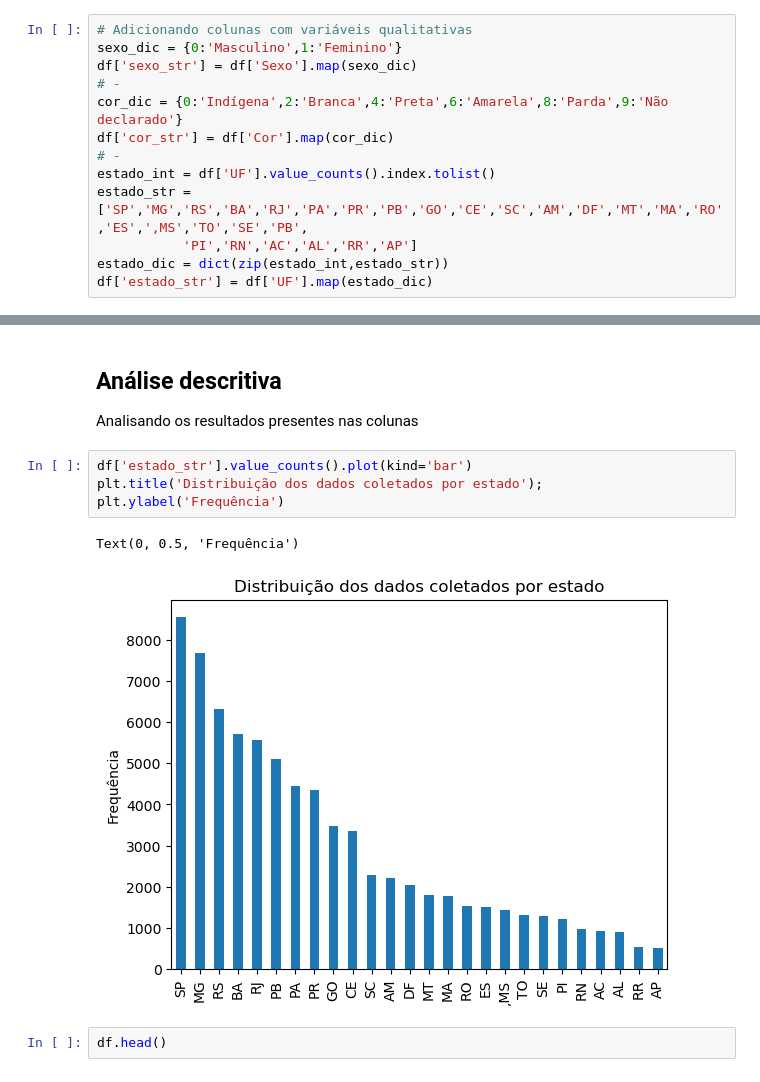
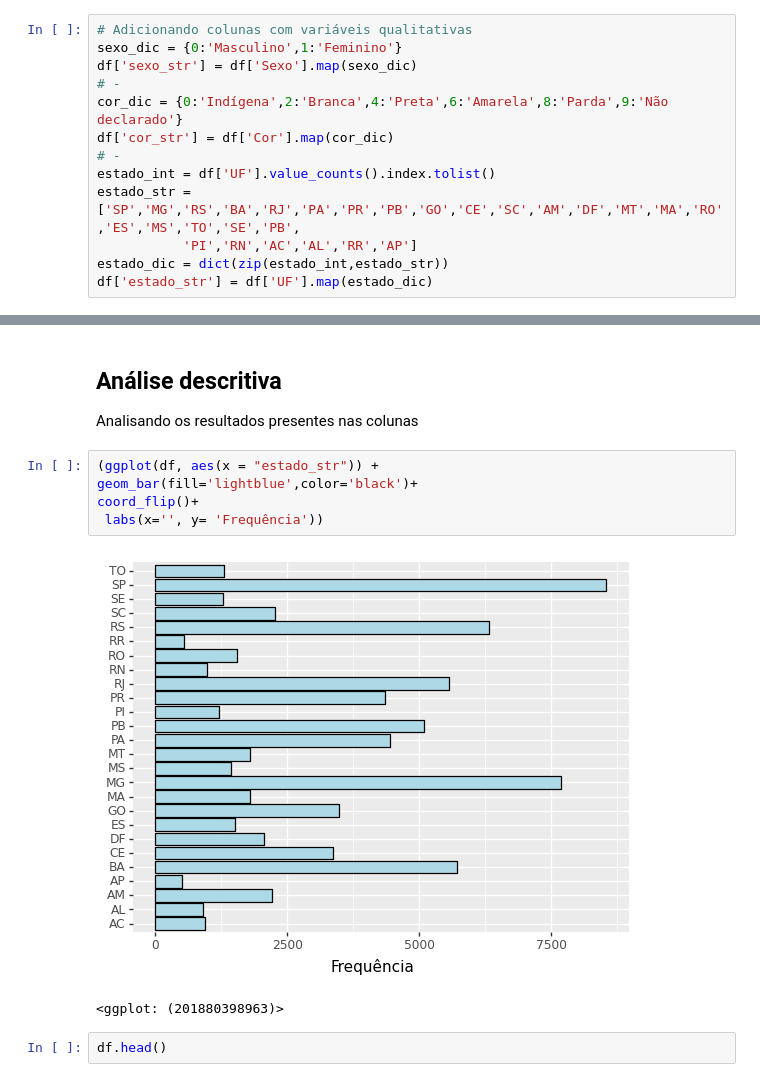
Before and after one commit to pedroogarcez/projeto_ibge, a Jupyter notebook: ibge_analise_de_dados.ipynb, the cells around one changed output, grey strips where cells are left out. Saved outputs shown, nothing was run; the diff lists cells and outputs as text.

```diff
--- a/ibge_analise_de_dados.ipynb
+++ b/ibge_analise_de_dados.ipynb
@@ -29,7 +40,7 @@ cor_dic = {0:'Indígena',2:'Branca',4:'Preta',6:'Amarela',8:'Parda',9:'Não decl
 df['cor_str'] = df['Cor'].map(cor_dic)
 # -
 estado_int = df['UF'].value_counts().index.tolist()
-estado_str = ['SP','MG','RS','BA','RJ','PA','PR','PB','GO','CE','SC','AM','DF','MT','MA','RO','ES',',MS','TO','SE','PB',
+estado_str = ['SP','MG','RS','BA','RJ','PA','PR','PB','GO','CE','SC','AM','DF','MT','MA','RO','ES','MS','TO','SE','PB',
            'PI','RN','AC','AL','RR','AP']
 estado_dic = dict(zip(estado_int,estado_str))
 df['estado_str'] = df['UF'].map(estado_dic)
@@ -59,12 +70,13 @@ df.head()
 ## Análise descritiva
 Analisando os resultados presentes nas colunas
 # %%
-df['estado_str'].value_counts().plot(kind='bar')
-plt.title('Distribuição dos dados coletados por estado');
-plt.ylabel('Frequência')
+(ggplot(df, aes(x = "estado_str")) +
+geom_bar(fill='lightblue',color='black')+
+coord_flip()+
+ labs(x='', y= 'Frequência'))
 # %% [output]
+[figure, new version]
-Text(0, 0.5, 'Frequência')
+<ggplot: (201880398963)>
-[figure, old version]
 # %%
 df.head()
 # %% [output]
```
Also changed, not shown: parts of 10 cells of this notebook.
